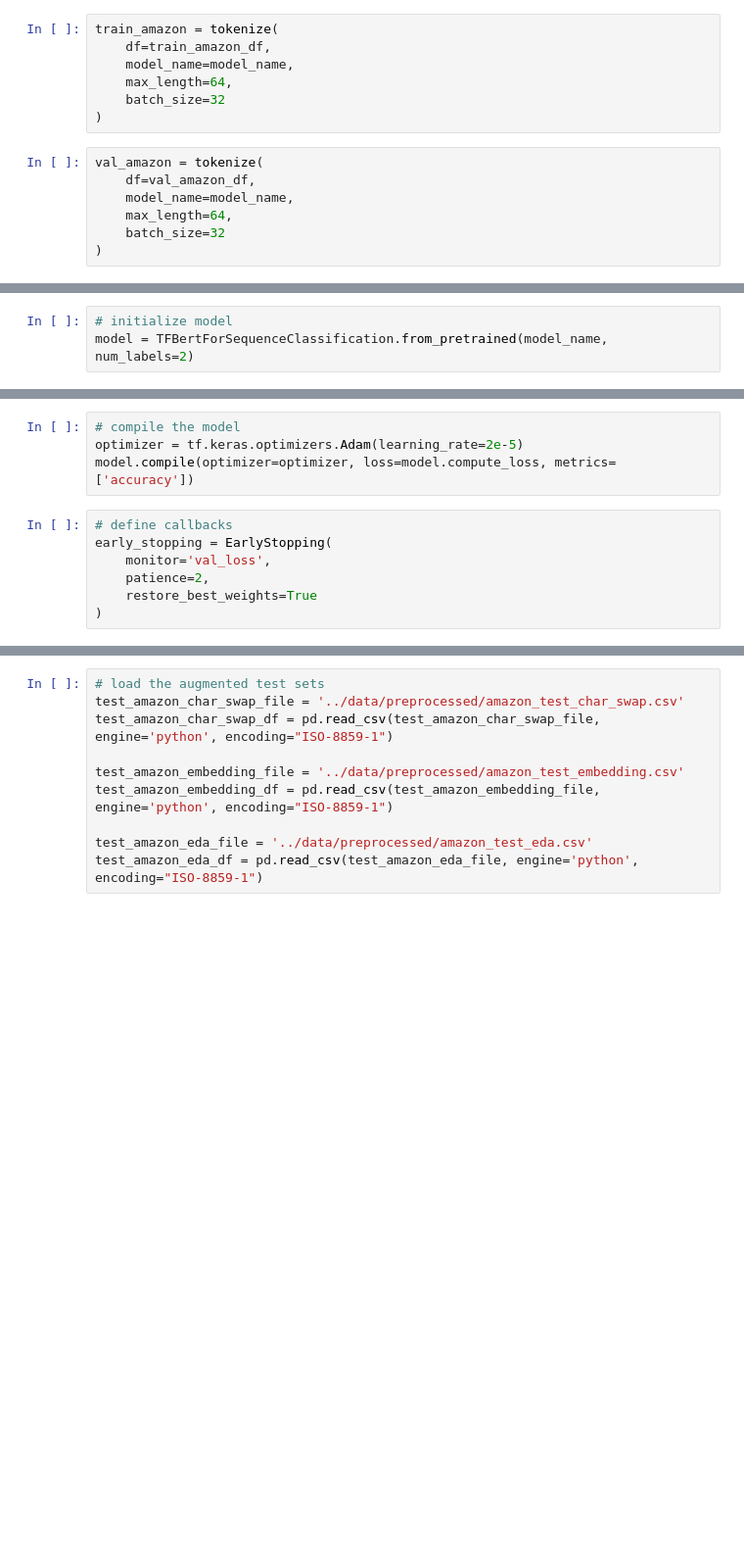
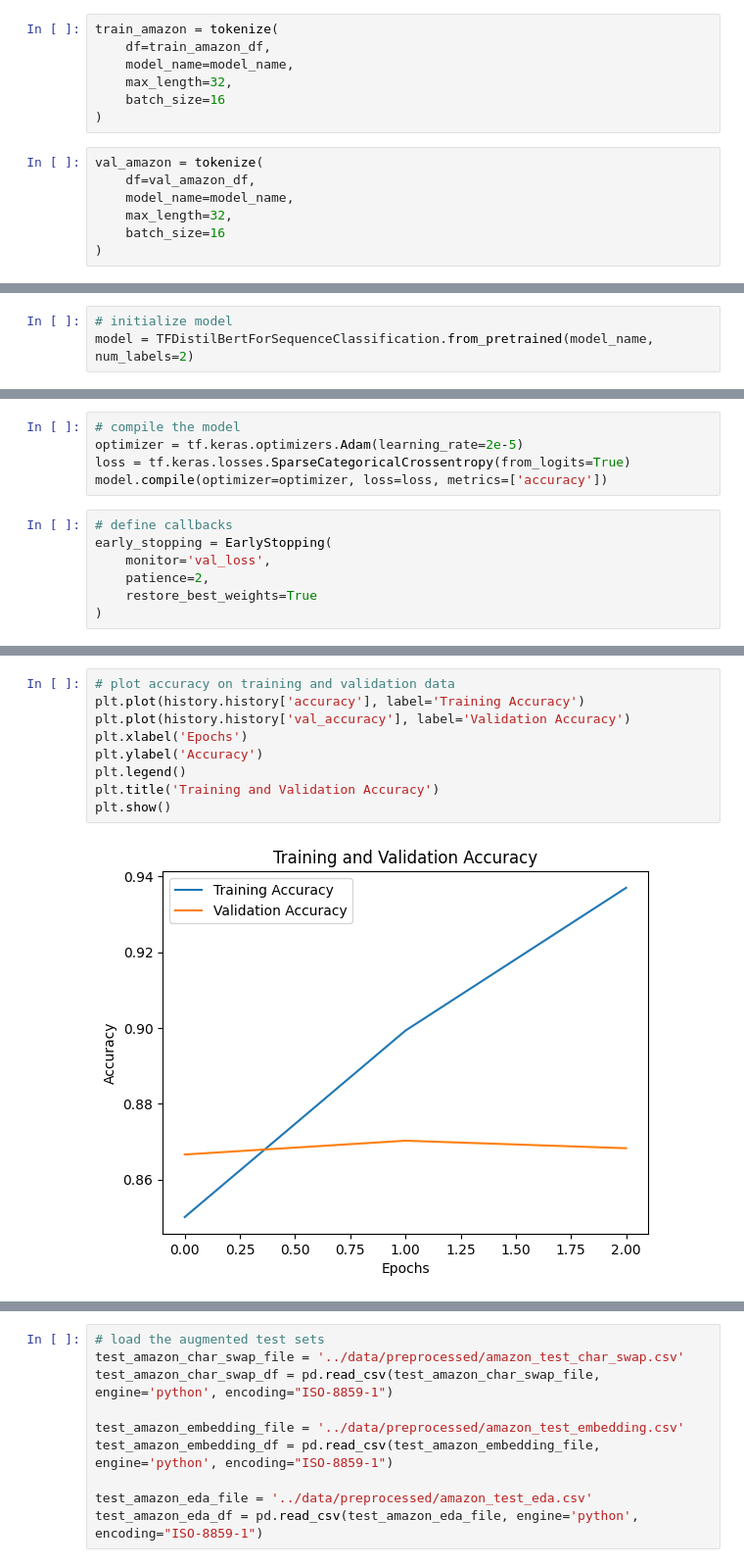
Before and after one commit to Bartosz-Wilkowski/sentiment-analysis, a Jupyter notebook: notebooks/06_model_bert.ipynb, the cells around one changed output, grey strips where cells are left out. Shown at 98% size. Cells and saved outputs as stored; diff of their text form; blank space fills up the shorter version.

Commit message:
feat(bert): add notebook

```diff
--- a/notebooks/06_model_bert.ipynb
+++ b/notebooks/06_model_bert.ipynb
@@ -93,15 +122,15 @@ model_name = 'bert-base-uncased' # tokenizer and model name
 train_amazon = tokenize(
     df=train_amazon_df,
     model_name=model_name,
-    max_length=64,
-    batch_size=32
+    max_length=32,
+    batch_size=16
 )
 # %%
 val_amazon = tokenize(
     df=val_amazon_df,
     model_name=model_name,
-    max_length=64,
-    batch_size=32
+    max_length=32,
+    batch_size=16
 )
 # %%
 test_amazon = tokenize(
@@ -114,4 +143,4 @@ test_amazon = tokenize(
 ## 1.3. Model Training
 # %%
 # initialize model
-model = TFBertForSequenceClassification.from_pretrained(model_name, num_labels=2)
+model = TFDistilBertForSequenceClassification.from_pretrained(model_name, num_labels=2)
@@ -118,7 +153,8 @@ model = TFBertForSequenceClassification.from_pretrained(model_name, num_labels=2
 # %%
 # compile the model
 optimizer = tf.keras.optimizers.Adam(learning_rate=2e-5)
-model.compile(optimizer=optimizer, loss=model.compute_loss, metrics=['accuracy'])
+loss = tf.keras.losses.SparseCategoricalCrossentropy(from_logits=True)
+model.compile(optimizer=optimizer, loss=loss, metrics=['accuracy'])
 # %%
 # define callbacks
 early_stopping = EarlyStopping(
@@ -137,3 +180,14 @@ history = model.fit(
+# %%
+# plot accuracy on training and validation data
+plt.plot(history.history['accuracy'], label='Training Accuracy')
+plt.plot(history.history['val_accuracy'], label='Validation Accuracy')
+plt.xlabel('Epochs')
+plt.ylabel('Accuracy')
+plt.legend()
+plt.title('Training and Validation Accuracy')
+plt.show()
+# %% [output]
+[figure, added]
 # %%
 # plot loss on training and validation data
 plt.plot(history.history['loss'], label='Training Loss')
```
Also changed, not shown: parts of 90 cells of this notebook, 1 other file.
